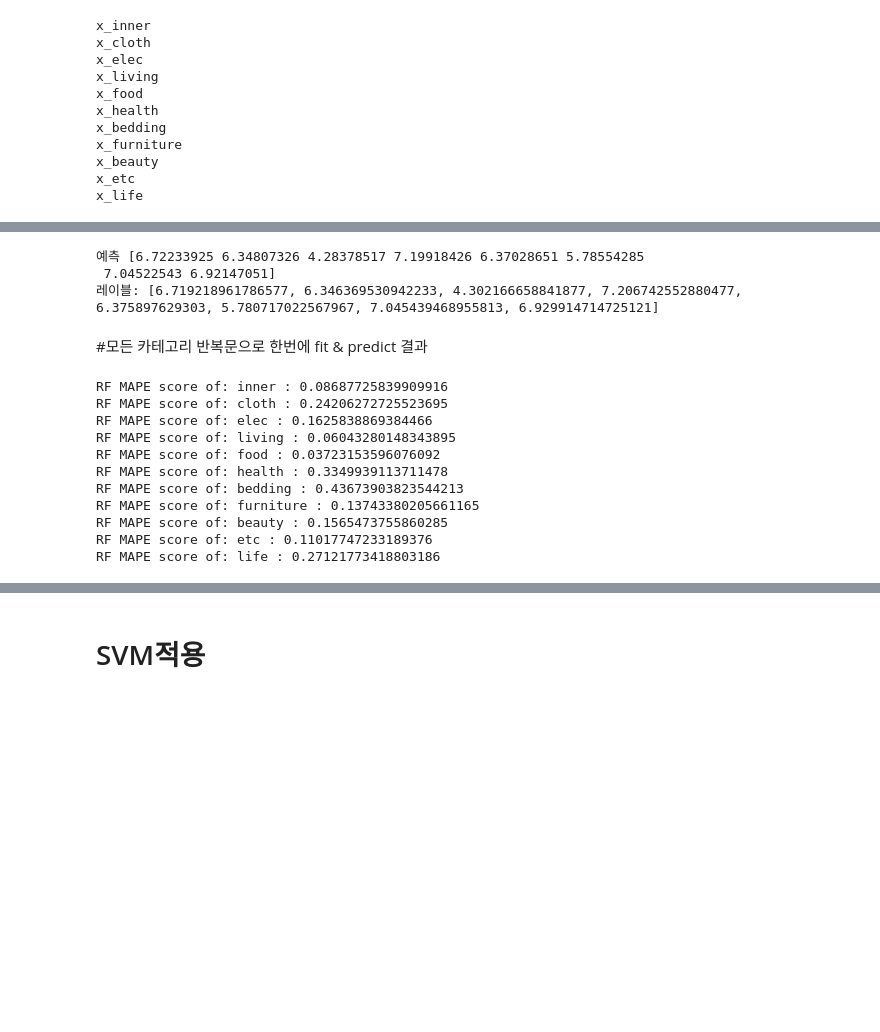
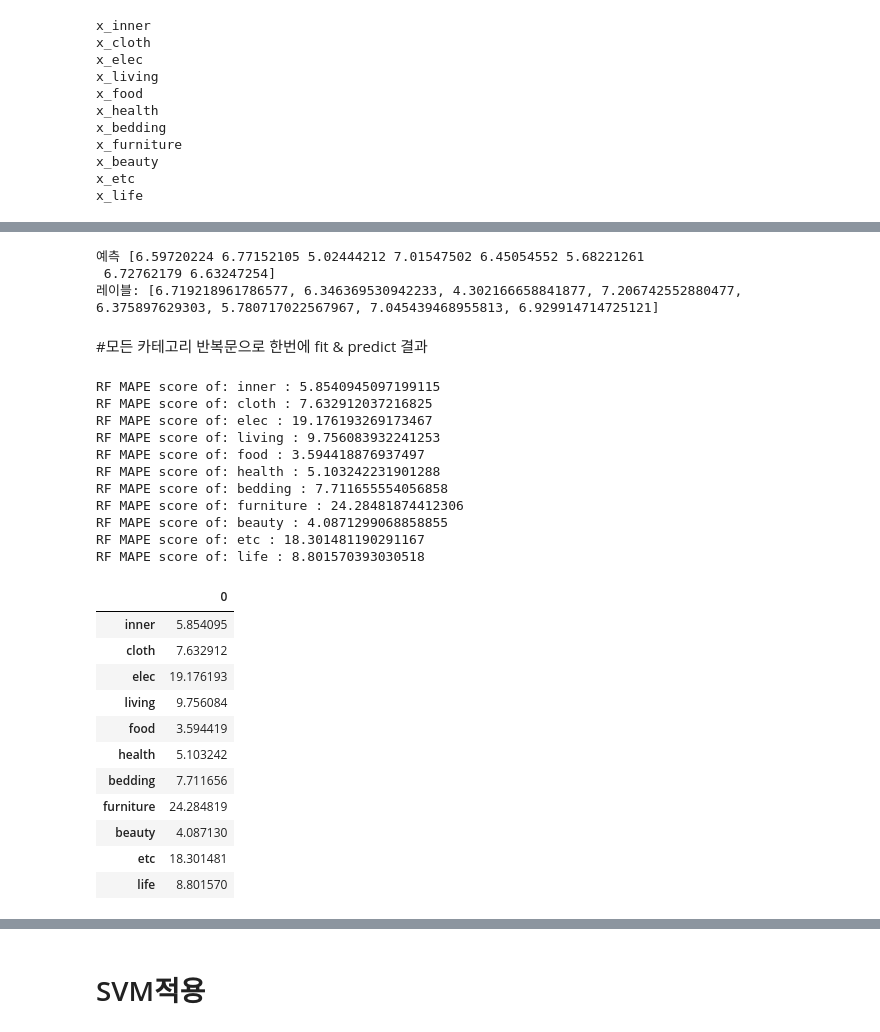
Before and after one commit to Hyerim0203/BigPyson, a Jupyter notebook: hueson/모델링통합및비교.ipynb, the cells around one changed output, grey strips where cells are left out. Drawn from its saved outputs; the diff is of its cells as text; code cells hidden in the pictures; blank space fills up the shorter version.

```diff
--- a/hueson/모델링통합및비교.ipynb
+++ b/hueson/모델링통합및비교.ipynb
@@ -14,6 +14,8 @@ train = train[train['판매단가'] < train['취급액']]
 # %%
 train['노출(분)'] = train['노출(분)'].replace(0, math.nan)
 train['노출(분)'] = train['노출(분)'].fillna(method='ffill')
+# %%
+train.index = np.arange(7513)
 # %%
 test = pd.read_excel('/content/drive/My Drive/빅콘폴더/test.xlsx', header=1)
 # %%
@@ -389,9 +410,0 @@ def add_frequency_encoding(data,column): #데이터프레임,열을 받아서
-# %%
-# 4.카테고리별 분리해서 빈도수 인코딩
-for i in range(11):
-  hi_train = pd.DataFrame()
-  hi_test = pd.DataFrame()
-  hi_train =  globals()['x_train_{}'.format(category_list[i])] #전역변수중 X_train_으로 시작하는 카테고리변수를 찾아서 할당
-  hi_test = globals()['x_test_{}'.format(category_list[i])]
-  add_frequency_encoding(hi_train,'분류')
-  add_frequency_encoding(hi_test,'분류')  # X_train_카테고리 X_test_카테고리 별로 '분류' 빈도인코딩열 생성
@@ -421,11 +410,0 @@ See the caveats in the documentation: https://pandas.pydata.org/pandas-docs/stab
-# %%
-'''
-# 4번. 탑코드 적용 (train에서 미리 해서 쓸모 없어짐)
-for i in range(11):
-  hi_train = pd.DataFrame()
-  hi_test = pd.DataFrame()
-  hi_train =  globals()['x_train_{}'.format(category_list[i])] #전역변수중 X_train_으로 시작하는 카테고리변수를 찾아서 할당
-  hi_test =  globals()['x_test_{}'.format(category_list[i])]
-  globals()['x_train_{}'.format(category_list[i])]['topcode'] = hi_train['마더코드'].isin(topcode)
-  globals()['x_test_{}'.format(category_list[i])]['topcode'] = hi_test['마더코드'].isin(topcode)
-'''
@@ -467,7 +419,7 @@ seungen_feature = ['노출(분)', 'holiday(includeSS)', '실제_서울_최고기
        '실제_파주_최고기온', '실제_파주_최저기온', '실제_파주_강수량(mm)', '예보_서울_강수확률', '예보_서울_강수량',
        '예보_서울_하늘상태', '예보_서울_일최고기온', '예보_서울_일최저기온', '예보_일산_강수확률', '예보_일산_강수량',
        '예보_일산_일최고기온', '예보_일산_일최저기온', '예보_수원_강수확률', '예보_수원_강수량', '예보_수원_일최고기온',
-       '예보_수원_일최저기온', 'Active Users', 'new판매단가', 'new주문량', 'prime_time',
+       '예보_수원_일최저기온', 'Active Users', 'new판매단가', 'prime_time',
        'prime_day', 'top_code', 'top_cat']
 # %%
 feature_selection = x_train_beauty.loc[:,seungen_feature].columns.values
@@ -512,8 +464,8 @@ some_data = some_data[feature_selection]
 print("예측", forest.predict(some_data))
 print("레이블:", list(some_labels))
 # %% [output]
-예측 [6.72233925 6.34807326 4.28378517 7.19918426 6.37028651 5.78554285
- 7.04522543 6.92147051]
+예측 [6.59720224 6.77152105 5.02444212 7.01547502 6.45054552 5.68221261
+ 6.72762179 6.63247254]
 레이블: [6.719218961786577, 6.346369530942233, 4.302166658841877, 7.206742552880477, 6.375897629303, 5.780717022567967, 7.045439468955813, 6.929914714725121]
 # %% [markdown]
 #모든 카테고리 반복문으로 한번에 fit & predict 결과
@@ -529,14 +481,31 @@ for i in category_list:
 for i in range(len(category_list)):
   print("RF MAPE score of:",category_list[i],":",mape_score[i])
 # %% [output]
-RF MAPE score of: inner : 0.08687725839909916
-RF MAPE score of: cloth : 0.24206272725523695
-RF MAPE score of: elec : 0.1625838869384466
-RF MAPE score of: living : 0.06043280148343895
-RF MAPE score of: food : 0.03723153596076092
-RF MAPE score of: health : 0.3349939113711478
-RF MAPE score of: bedding : 0.43673903823544213
-RF MAPE score of: furniture : 0.13743380205661165
-RF MAPE score of: beauty : 0.1565473755860285
-RF MAPE score of: etc : 0.11017747233189376
-RF MAPE score of: life : 0.27121773418803186
+RF MAPE score of: inner : 5.8540945097199115
+RF MAPE score of: cloth : 7.632912037216825
+RF MAPE score of: elec : 19.176193269173467
+RF MAPE score of: living : 9.756083932241253
+RF MAPE score of: food : 3.594418876937497
+RF MAPE score of: health : 5.103242231901288
+RF MAPE score of: bedding : 7.711655554056858
+RF MAPE score of: furniture : 24.28481874412306
+RF MAPE score of: beauty : 4.0871299068858855
+RF MAPE score of: etc : 18.301481190291167
+RF MAPE score of: life : 8.801570393030518
+# %%
+mape_score = pd.DataFrame(mape_score)
+mape_score.rename(index = pd.Series(category_list) , inplace = True)
+mape_score
+# %% [output]
+|  | 0 |
+| inner | 5.854095 |
+| cloth | 7.632912 |
+| elec | 19.176193 |
+| living | 9.756084 |
+| food | 3.594419 |
+| health | 5.103242 |
+| bedding | 7.711656 |
+| furniture | 24.284819 |
+| beauty | 4.087130 |
+| etc | 18.301481 |
+| life | 8.801570 |
```
Also changed, not shown: parts of 41 cells of this notebook.
